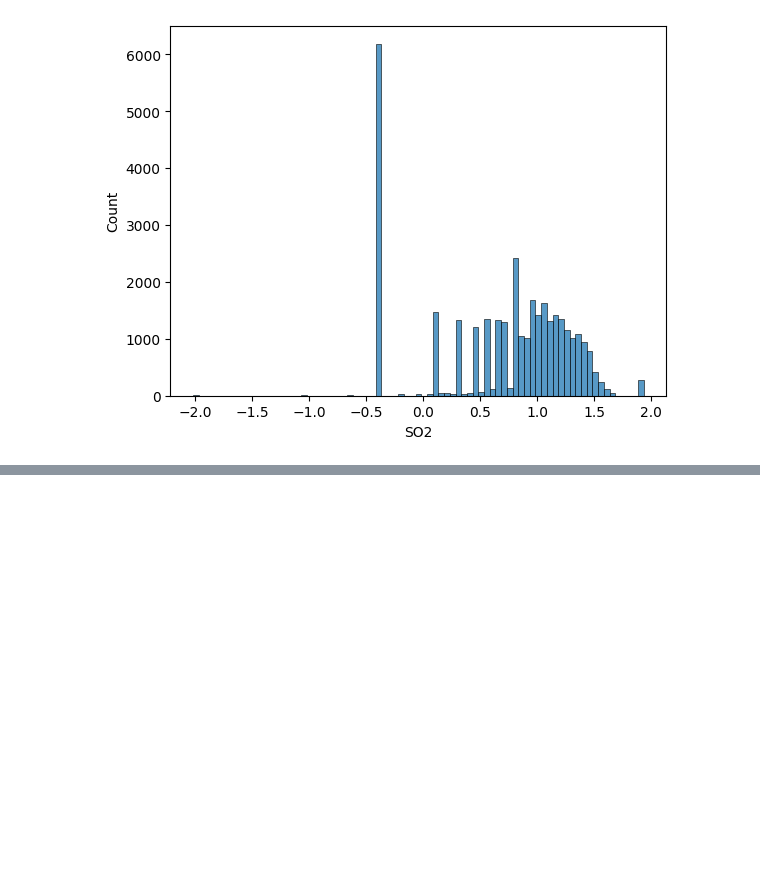
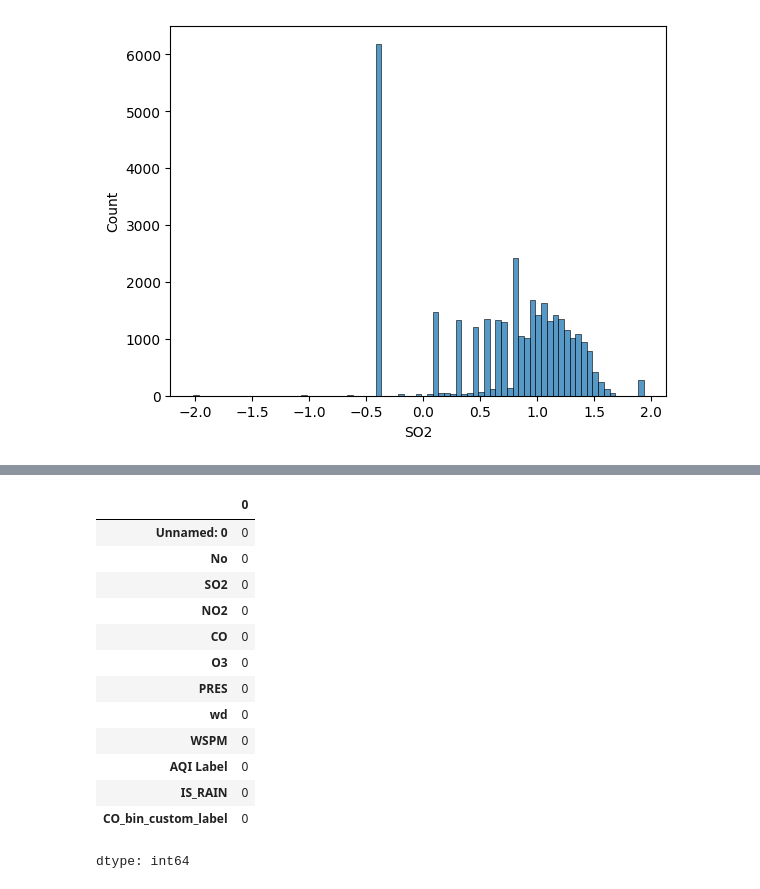
Before and after one commit to woodwyyn/ML, a Jupyter notebook: ML5_2.ipynb, the cells around one changed output, grey strips where cells are left out. Cells and saved outputs as stored; diff of their text form; code cells hidden in the pictures; blank space fills up the shorter version.

```diff
--- a/ML5_2.ipynb
+++ b/ML5_2.ipynb
@@ -260,0 +274,24 @@ sns.histplot(prsa_data.SO2)
+# %%
+prsa_data['SO2'] = prsa_data['SO2'].fillna(prsa_data['SO2'].median())
+prsa_data['NO2'] = prsa_data['NO2'].fillna(prsa_data['NO2'].median())
+prsa_data['CO'] = prsa_data['CO'].fillna(prsa_data['CO'].median())
+prsa_data['O3'] = prsa_data['O3'].fillna(prsa_data['O3'].median())
+prsa_data['wd'] = prsa_data['wd'].fillna(prsa_data['wd'].mode()[0])
+prsa_data['AQI Label'] = prsa_data['AQI Label'].fillna(prsa_data['AQI Label'].mode()[0])
+
+prsa_data.isnull().sum()
+# %% [output]
+|  | 0 |
+| Unnamed: 0 | 0 |
+| No | 0 |
+| SO2 | 0 |
+| NO2 | 0 |
+| CO | 0 |
+| O3 | 0 |
+| PRES | 0 |
+| wd | 0 |
+| WSPM | 0 |
+| AQI Label | 0 |
+| IS_RAIN | 0 |
+| CO_bin_custom_label | 0 |
+dtype: int64
```
Also changed, not shown: parts of 4 cells of this notebook.
